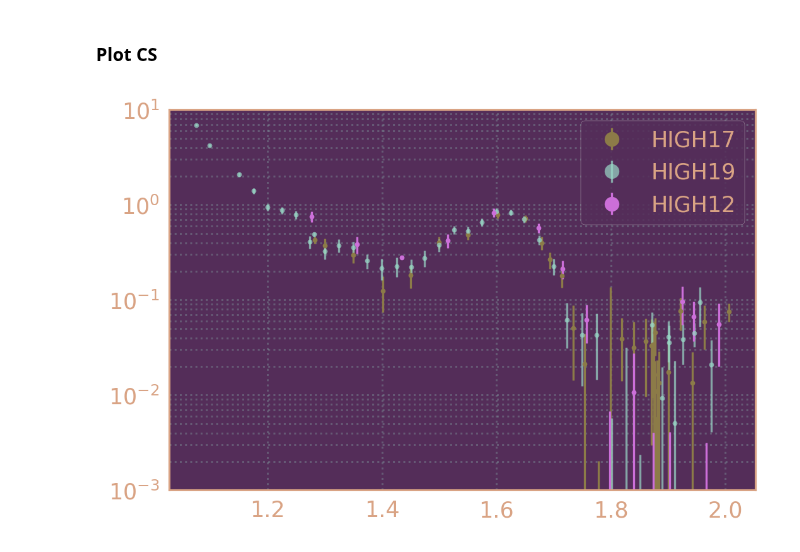
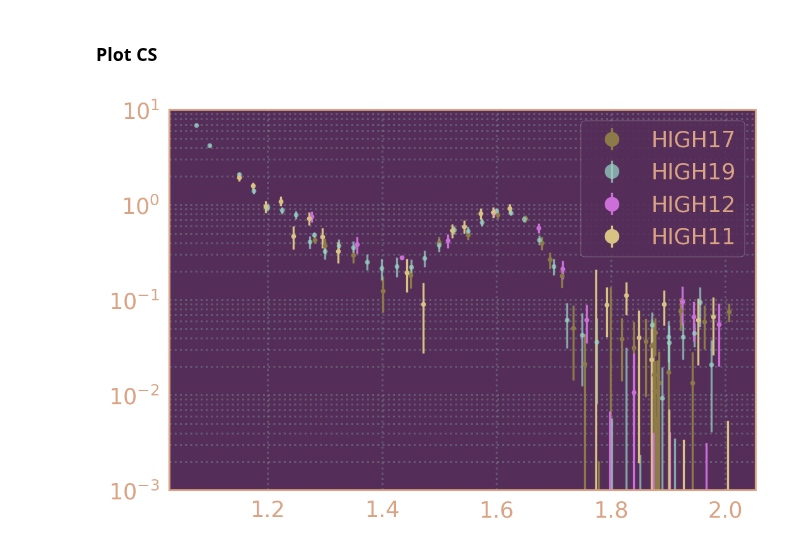
Before and after one commit to nikita-p/kskl20, a Jupyter notebook: notebooks/16. Advanced processing.ipynb, the cells around one changed output. Cells and saved outputs as stored; diff of their text form; code cells hidden in the pictures.

```diff
--- a/notebooks/16. Advanced processing.ipynb
+++ b/notebooks/16. Advanced processing.ipynb
@@ -212,5 +212,5 @@ f2.plot(hist_rng, bins=bins, title='Exp KSKL', xtitle='x1', ytitle='num of event
 # %%
-bins, range = 50, (-50, 50)
+bins, range = 40, (-50, 50)
 dm = f2.m.values['m'] - fmc.m.values['m']
 bkg, sig = df_mltq.query('finalstate_id!=8').x1, df_mcq.x1 + dm
 bkg_weight = f2.m.values['n_bkg']/((bkg < fit_range_bkg[1]) & (bkg > fit_range_bkg[0])).sum()
@@ -264,7 +264,7 @@ fit_df.tail()
 from pylib.regeff import RegEff
 df_resunimc = pd.DataFrame()
 # %%
-SEASON = 'HIGH12'
+SEASON = 'HIGH11'
 df_total_info = kskl.season_csv_table(SEASON)
 df_signal = pd.read_csv(f'../csv/{SEASON}/results/fit_result.csv')
 df_signal.head()
@@ -339,7 +339,7 @@ df_resunimc.tail()
 from pylib.radcors import RadCor
 from pylib.regeff import RegEff
 # %%
-SEASON = 'HIGH12'
+SEASON = 'HIGH11'
 
 df_total_info = kskl.season_csv_table(SEASON).set_index('elabel')
 df_signal = pd.read_csv(f'../csv/{SEASON}/results/fit_result.csv').set_index('elabel')
@@ -377,13 +377,15 @@ def cs_season(SEASON: str):
 cs_17 = cs_season('HIGH17')
 cs_19 = cs_season('HIGH19')
 cs_12 = cs_season('HIGH12')
+cs_11 = cs_season('HIGH11')
 # %%
 plt.figure(dpi=200)
 plt.errorbar(cs_17['emeas']*2e-3, cs_17['cs'], yerr=cs_17['cs_err'], fmt='.', label='HIGH17')
 plt.errorbar(cs_19['emeas']*2e-3, cs_19['cs'], yerr=cs_19['cs_err'], fmt='.', alpha=0.7, label='HIGH19')
 plt.errorbar(cs_12['emeas']*2e-3, cs_12['cs'], yerr=cs_12['cs_err'], fmt='.', label='HIGH12')
+plt.errorbar(cs_11['emeas']*2e-3, cs_11['cs'], yerr=cs_11['cs_err'], fmt='.', label='HIGH11')
 plt.ylim(1e-3, 10)
 plt.legend()
 plt.yscale('log')
 # %% [output]
-[figure, old version]
+[figure, new version]
```
Also changed, not shown: parts of 18 cells of this notebook, 6 other files.
